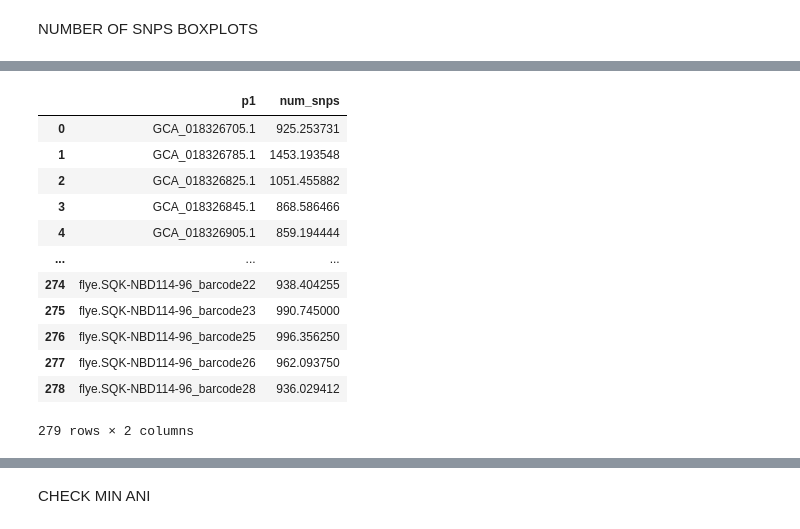
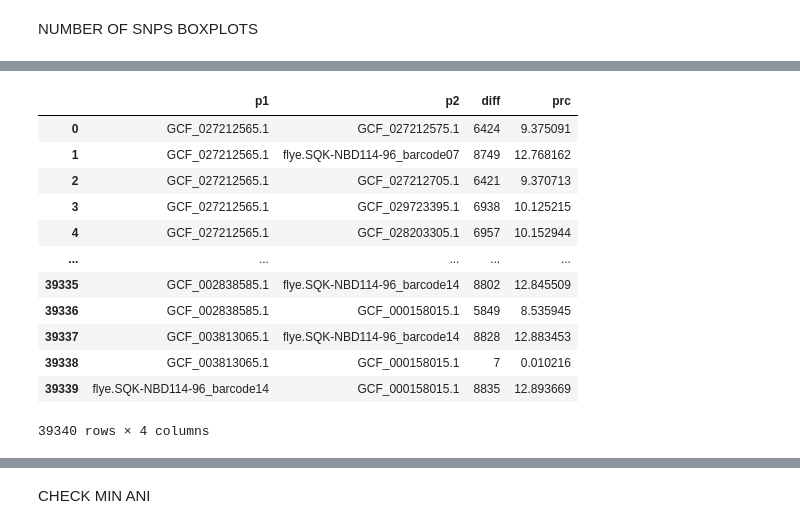
Before and after one commit to annaliese8/PopGenStats_Project, a Jupyter notebook: breve_tool_comparison.ipynb, the cells around one changed output, grey strips where cells are left out. Cells and saved outputs as stored; diff of their text form; code cells hidden in the pictures.

```diff
--- a/breve_tool_comparison.ipynb
+++ b/breve_tool_comparison.ipynb
@@ -8,16 +8,16 @@ import re
 from sklearn.metrics import adjusted_rand_score, jaccard_score
 from itertools import combinations
 # %%
-mummer_file_path = '/home/ubuntu/wdir/PopGenStats_Project/data/B_breve/distances/mummer.tsv.gz'
-skani_file_path = '/home/ubuntu/wdir/PopGenStats_Project/data/B_breve/distances/skani.tsv.gz'
-parsnp_file_path = '/home/ubuntu/wdir/PopGenStats_Project/data/B_breve/distances/parsnp.tsv.gz'
+mummer_file_path = '/Users/Annaliese/Desktop/PopGenStats_Project/data/B_breve/distances/mummer.tsv.gz'
+skani_file_path = '/Users/Annaliese/Desktop/PopGenStats_Project/data/B_breve/distances/skani.tsv.gz'
+parsnp_file_path = '/Users/Annaliese/Desktop/PopGenStats_Project/data/B_breve/distances/parsnp.tsv.gz'
 
-skder_file_path = '/home/ubuntu/wdir/PopGenStats_Project/data/B_breve/dereplication/skder.clusters.tsv.gz'
-cidder_file_path = '/home/ubuntu/wdir/PopGenStats_Project/data/B_breve/dereplication/cidder.clusters.tsv.gz'
-drep_file_path = '/home/ubuntu/wdir/PopGenStats_Project/data/B_breve/dereplication/drep.clusters.csv.gz'
-galah_file_path = '/home/ubuntu/wdir/PopGenStats_Project/data/B_breve/dereplication/galah.clusters.tsv.gz'
+skder_file_path = '/Users/Annaliese/Desktop/PopGenStats_Project/data/B_breve/dereplication/skder.clusters.tsv.gz'
+cidder_file_path = '/Users/Annaliese/Desktop/PopGenStats_Project/data/B_breve/dereplication/cidder.clusters.tsv.gz'
+drep_file_path = '/Users/Annaliese/Desktop/PopGenStats_Project/data/B_breve/dereplication/drep.clusters.csv.gz'
+galah_file_path = '/Users/Annaliese/Desktop/PopGenStats_Project/data/B_breve/dereplication/galah.clusters.tsv.gz'
 
-meta_file_path = '/home/ubuntu/wdir/PopGenStats_Project/data/B_breve/dereplication/meta.tsv.gz'
+meta_file_path = '/Users/Annaliese/Desktop/PopGenStats_Project/data/B_breve/dereplication/meta.tsv.gz'
 # %%
 mummer_matrix = pd.read_csv(mummer_file_path, sep='\t', index_col=0)
 skani_matrix = pd.read_csv(skani_file_path, sep='\t')
@@ -118,6 +118,6 @@ parsnp_matrix
 # %% [markdown]
 NUMBER OF SNPS BOXPLOTS
 # %%
-parsnp_matrix['num_snps'] = round(parsnp_matrix['diff'] * (parsnp_matrix['prc'] / 100))
+parsnp_matrix['alignment_size'] = parsnp_matrix['diff'] / (parsnp_matrix['prc']/100)
 parsnp_matrix
 # %% [output]
@@ -136,19 +136,19 @@ parsnp_matrix
 39340 rows × 9 columns
 # %%
-parsnp_snp_matrix = parsnp_matrix.groupby('p1')['num_snps'].mean().reset_index()
+parsnp_snp_matrix = parsnp_matrix[['p1', 'p2', 'diff', 'prc']]
 parsnp_snp_matrix
 # %% [output]
-|  | p1 | num_snps |
-| 0 | GCA_018326705.1 | 925.253731 |
-| 1 | GCA_018326785.1 | 1453.193548 |
-| 2 | GCA_018326825.1 | 1051.455882 |
-| 3 | GCA_018326845.1 | 868.586466 |
-| 4 | GCA_018326905.1 | 859.194444 |
-| ... | ... | ... |
-| 274 | flye.SQK-NBD114-96_barcode22 | 938.404255 |
-| 275 | flye.SQK-NBD114-96_barcode23 | 990.745000 |
-| 276 | flye.SQK-NBD114-96_barcode25 | 996.356250 |
-| 277 | flye.SQK-NBD114-96_barcode26 | 962.093750 |
-| 278 | flye.SQK-NBD114-96_barcode28 | 936.029412 |
+|  | p1 | p2 | diff | prc |
+| 0 | GCF_027212565.1 | GCF_027212575.1 | 6424 | 9.375091 |
+| 1 | GCF_027212565.1 | flye.SQK-NBD114-96_barcode07 | 8749 | 12.768162 |
+| 2 | GCF_027212565.1 | GCF_027212705.1 | 6421 | 9.370713 |
+| 3 | GCF_027212565.1 | GCF_029723395.1 | 6938 | 10.125215 |
+| 4 | GCF_027212565.1 | GCF_028203305.1 | 6957 | 10.152944 |
+| ... | ... | ... | ... | ... |
+| 39335 | GCF_002838585.1 | flye.SQK-NBD114-96_barcode14 | 8802 | 12.845509 |
+| 39336 | GCF_002838585.1 | GCF_000158015.1 | 5849 | 8.535945 |
+| 39337 | GCF_003813065.1 | flye.SQK-NBD114-96_barcode14 | 8828 | 12.883453 |
+| 39338 | GCF_003813065.1 | GCF_000158015.1 | 7 | 0.010216 |
+| 39339 | flye.SQK-NBD114-96_barcode14 | GCF_000158015.1 | 8835 | 12.893669 |
-279 rows × 2 columns
+39340 rows × 4 columns
 # %%
```
Also changed, not shown: parts of 18 cells of this notebook, 4 other files.
